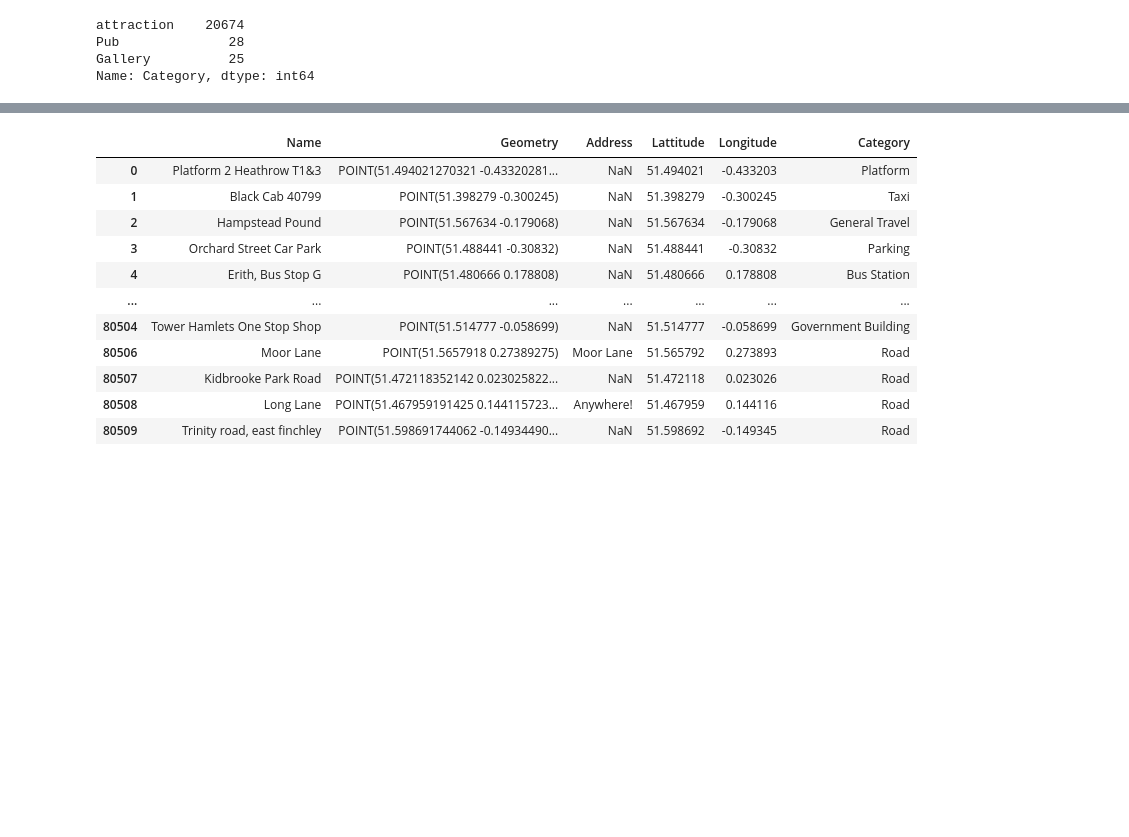
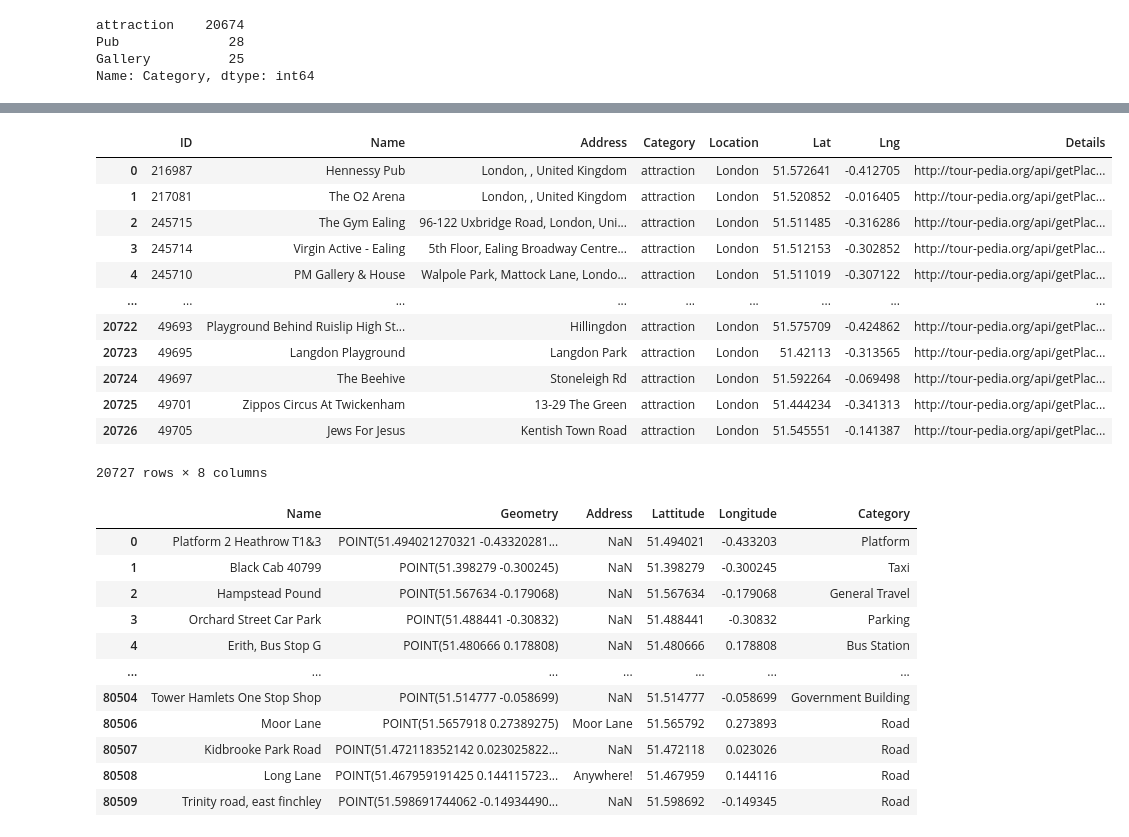
Before and after one commit to js816/New_York_-_London_Weather_Predictions, a Jupyter notebook: look_at_london.ipynb, the cells around one changed output, grey strips where cells are left out. Saved outputs shown, nothing was run; the diff lists cells and outputs as text; code cells hidden in the pictures; blank space fills up the shorter version.

```diff
--- a/look_at_london.ipynb
+++ b/look_at_london.ipynb
@@ -317,3 +326,19 @@ Name: Category, dtype: int64
+# %%
+london_attractions_df#.head()["Details"]
+# %% [output]
+|  | ID | Name | Address | Category | Location | Lat | Lng | Details |
+| 0 | 216987 | Hennessy Pub | London, , United Kingdom | attraction | London | 51.572641 | -0.412705 | http://tour-pedia.org/api/getPlac... |
+| 1 | 217081 | The O2 Arena | London, , United Kingdom | attraction | London | 51.520852 | -0.016405 | http://tour-pedia.org/api/getPlac... |
+| 2 | 245715 | The Gym Ealing | 96-122 Uxbridge Road, London, Uni... | attraction | London | 51.511485 | -0.316286 | http://tour-pedia.org/api/getPlac... |
+| 3 | 245714 | Virgin Active - Ealing | 5th Floor, Ealing Broadway Centre... | attraction | London | 51.512153 | -0.302852 | http://tour-pedia.org/api/getPlac... |
+| 4 | 245710 | PM Gallery & House | Walpole Park, Mattock Lane, Londo... | attraction | London | 51.511019 | -0.307122 | http://tour-pedia.org/api/getPlac... |
+| ... | ... | ... | ... | ... | ... | ... | ... | ... |
+| 20722 | 49693 | Playground Behind Ruislip High St... | Hillingdon | attraction | London | 51.575709 | -0.424862 | http://tour-pedia.org/api/getPlac... |
+| 20723 | 49695 | Langdon Playground | Langdon Park | attraction | London | 51.42113 | -0.313565 | http://tour-pedia.org/api/getPlac... |
+| 20724 | 49697 | The Beehive | Stoneleigh Rd | attraction | London | 51.592264 | -0.069498 | http://tour-pedia.org/api/getPlac... |
+| 20725 | 49701 | Zippos Circus At Twickenham | 13-29 The Green | attraction | London | 51.444234 | -0.341313 | http://tour-pedia.org/api/getPlac... |
+| 20726 | 49705 | Jews For Jesus | Kentish Town Road | attraction | London | 51.545551 | -0.141387 | http://tour-pedia.org/api/getPlac... |
+20727 rows × 8 columns
 # %%
 poi_df = pd.DataFrame(columns=["Name", "Geometry", "Address", "Lattitude", "Longitude", "Category"])
 poi_df["Name"] = london_poi_df["Name"]
```
Also changed, not shown: parts of 7 cells of this notebook, 1 other file.
